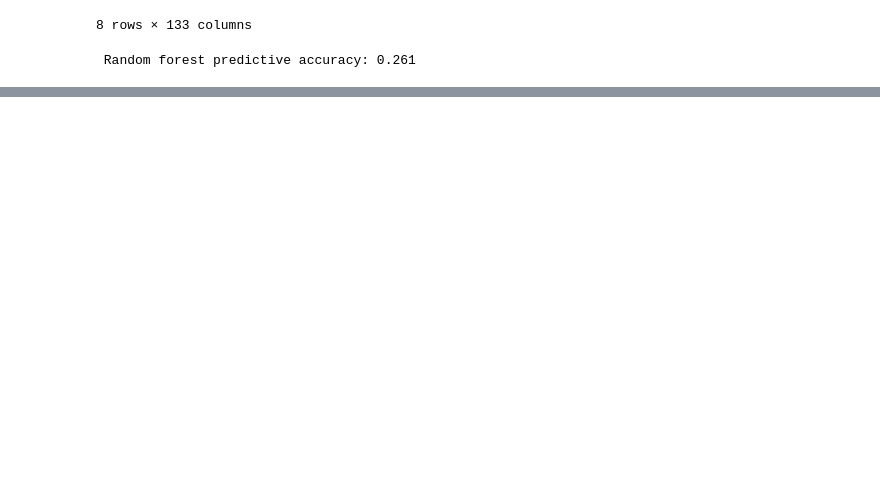
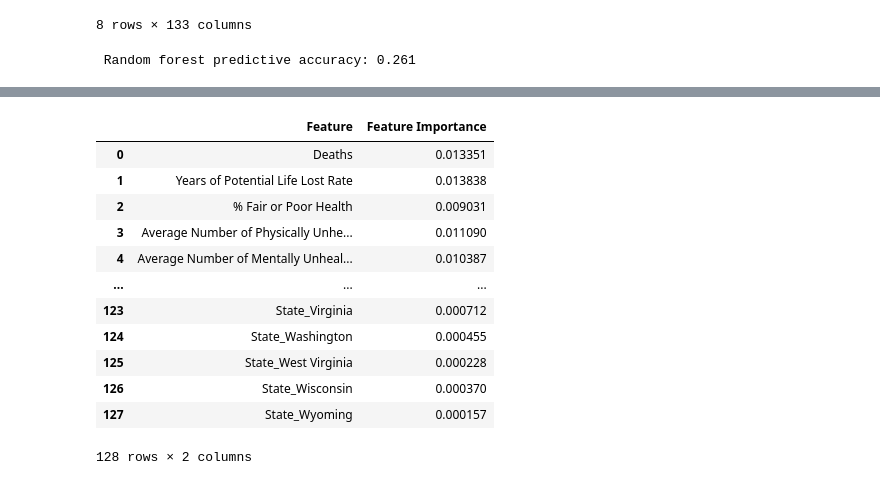
Before and after one commit to mgsrichard/EDai_exercise, a Jupyter notebook: County_Random_Forests.ipynb, the cells around one changed output, grey strips where cells are left out. Saved outputs shown, nothing was run; the diff lists cells and outputs as text; code cells hidden in the pictures; blank space fills up the shorter version.

```diff
--- a/County_Random_Forests.ipynb
+++ b/County_Random_Forests.ipynb
@@ -237 +237,20 @@ Text(0.5, 1.0, 'Random Forest Model Feature Importances')
 [figure]
+# %%
+columns_df = pd.DataFrame(columns,columns=['Feature'])
+importances_df = pd.DataFrame(importances,columns=['Feature Importance'])
+columns_df['Feature Importance']=importances_df["Feature Importance"]
+columns_df
+# %% [output]
+|  | Feature | Feature Importance |
+| 0 | Deaths | 0.013351 |
+| 1 | Years of Potential Life Lost Rate | 0.013838 |
+| 2 | % Fair or Poor Health | 0.009031 |
+| 3 | Average Number of Physically Unhe... | 0.011090 |
+| 4 | Average Number of Mentally Unheal... | 0.010387 |
+| ... | ... | ... |
+| 123 | State_Virginia | 0.000712 |
+| 124 | State_Washington | 0.000455 |
+| 125 | State_West Virginia | 0.000228 |
+| 126 | State_Wisconsin | 0.000370 |
+| 127 | State_Wyoming | 0.000157 |
+128 rows × 2 columns
```
Also changed, not shown: parts of 5 cells of this notebook, 3 other files.
